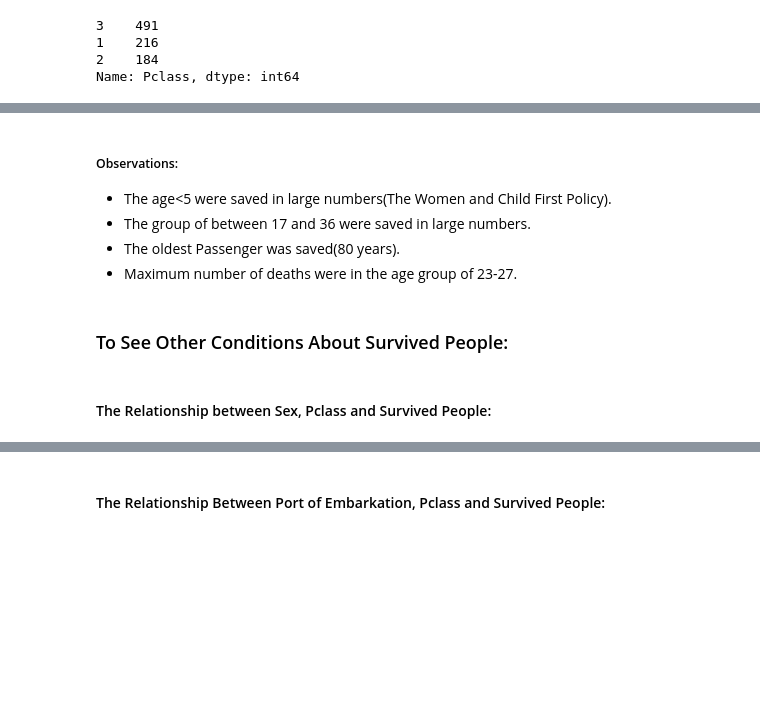
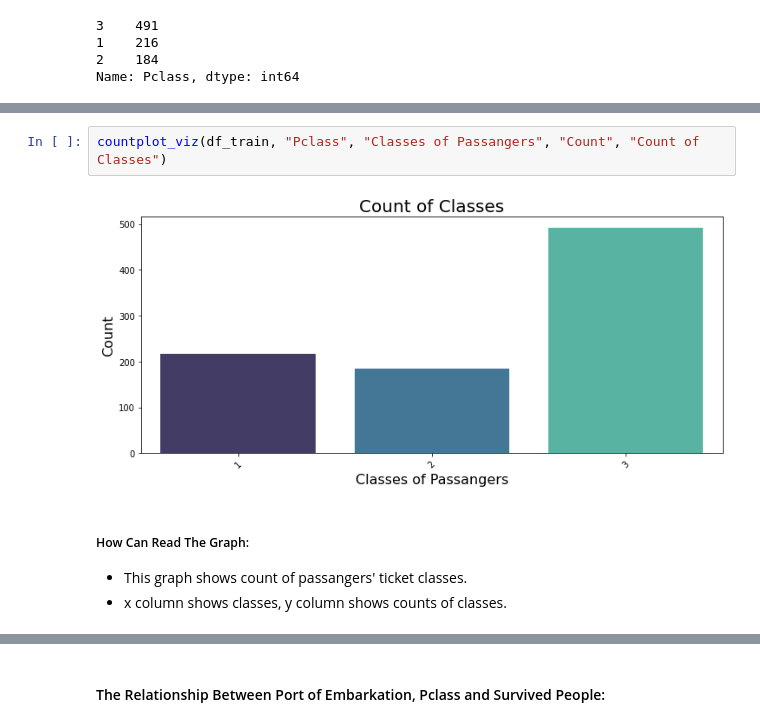
Before and after one commit to ElifKarakutukDinc/Titanic-EDA, a Jupyter notebook: EDA-function.ipynb, the cells around one changed output, grey strips where cells are left out. Saved outputs shown, nothing was run; the diff lists cells and outputs as text; blank space fills up the shorter version.

Commit message:
adding new function in util_repporting.py and preparing binary relationships in EDA-function file

```diff
--- a/EDA-function.ipynb
+++ b/EDA-function.ipynb
@@ -315,10 +282,8 @@ multiple_plot_viz(
-# %% [markdown]
-##### Observations:
-* The age<5 were saved in large numbers(The Women and Child First Policy).
-* The group of between 17 and 36 were saved in large numbers.
-* The oldest Passenger was saved(80 years).
-* Maximum number of deaths were in the age group of 23-27.
-# %% [markdown]
-### To See Other Conditions About Survived People:
-# %% [markdown]
-#### The Relationship between Sex, Pclass and Survived People:
+# %%
+countplot_viz(df_train, "Pclass", "Classes of Passangers", "Count", "Count of Classes")
+# %% [output]
+[figure, added]
+# %% [markdown]
+##### How Can Read The Graph:
+* This graph shows count of passangers' ticket classes.
+* x column shows classes, y column shows counts of classes.
```
Also changed, not shown: parts of 153 cells of this notebook, 2 other files.
